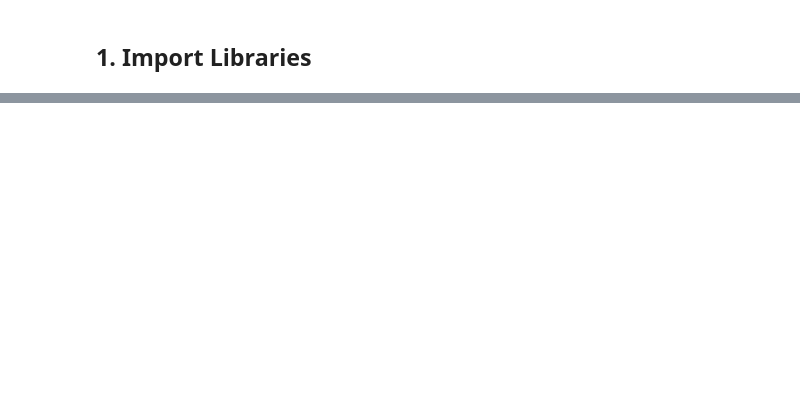
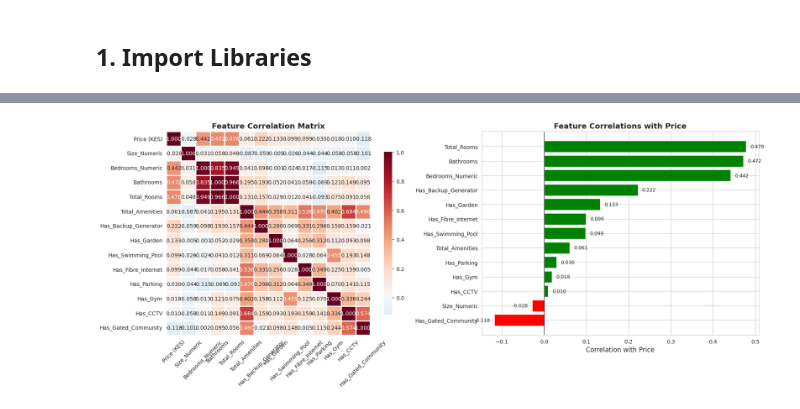
Before and after one commit to shadrack-kimaau/Nairobi-House-Prediction, a Jupyter notebook: notebooks/day3_eda_baseline.ipynb, the cells around one changed output, grey strips where cells are left out. Saved outputs shown, nothing was run; the diff lists cells and outputs as text; code cells hidden in the pictures; blank space fills up the shorter version.

```diff
--- a/notebooks/day3_eda_baseline.ipynb
+++ b/notebooks/day3_eda_baseline.ipynb
@@ -76,0 +331,82 @@
+# %%
+# Correlation Analysis - Critical for feature selection!
+print("=" * 70)
+print("CORRELATION ANALYSIS WITH PRICE")
+print("=" * 70)
+
+# Select numeric and binary features to analyze
+correlation_features = [
+    'Price (KES)',
+    'Size_Numeric',
+    'Bedrooms_Numeric',
+    'Bathrooms',
+    'Total_Rooms',
+    'Total_Amenities',
+    'Has_Backup_Generator',
+    'Has_Garden',
+    'Has_Swimming_Pool',
+    'Has_Fibre_Internet',
+    'Has_Parking',
+    'Has_Gym',
+    'Has_CCTV',
+    'Has_Gated_Community'
+]
+
+# Calculate correlation matrix
+corr_matrix = df[correlation_features].corr()
+
+# Get correlations with price and sort
+price_correlations = corr_matrix['Price (KES)'].drop('Price (KES)').sort_values(ascending=False)
+
+print("\n CORRELATIONS WITH PRICE (Sorted by Strength):")
+print("=" * 70)
+for feature, corr in price_correlations.items():
+    strength = "STRONG" if abs(corr) > 0.5 else "MODERATE" if abs(corr) > 0.3 else "WEAK"
+    direction = "↑" if corr > 0 else "↓"
+    print(f"{feature:30s}: {corr:>7.4f}  {direction}  [{strength}]")
+
+# Visualize correlation heatmap
+fig, axes = plt.subplots(1, 2, figsize=(18, 7))
+
+# Heatmap of all correlations
+sns.heatmap(corr_matrix, annot=True, fmt='.3f', cmap='RdBu_r', center=0,
+            square=True, linewidths=1, cbar_kws={"shrink": 0.8}, ax=axes[0])
+axes[0].set_title('Feature Correlation Matrix', fontsize=14, fontweight='bold')
+axes[0].tick_params(axis='x', rotation=45)
+axes[0].tick_params(axis='y', rotation=0)
+
+# Bar plot of correlations with price
+colors = ['green' if x > 0 else 'red' for x in price_correlations.values]
+axes[1].barh(range(len(price_correlations)), price_correlations.values, color=colors)
+axes[1].set_yticks(range(len(price_correlations)))
+axes[1].set_yticklabels(price_correlations.index)
+axes[1].set_xlabel('Correlation with Price', fontsize=12)
+axes[1].set_title('Feature Correlations with Price', fontsize=14, fontweight='bold')
+axes[1].axvline(x=0, color='black', linestyle='-', linewidth=0.8)
+axes[1].invert_yaxis()
+
+# Add value labels
+for i, v in enumerate(price_correlations.values):
+    axes[1].text(v + 0.01 if v > 0 else v - 0.01, i, f'{v:.3f}',
+                va='center', ha='left' if v > 0 else 'right', fontsize=9)
+
+plt.tight_layout()
+plt.show()
+
+print("\n" + "=" * 70)
+print("KEY INSIGHTS:")
+print("=" * 70)
+strong_features = price_correlations[abs(price_correlations) > 0.3]
+if len(strong_features) > 0:
+    print(f"✓ {len(strong_features)} features have MODERATE-to-STRONG correlation")
+    print(f"  Top 3: {strong_features.index[0]}, {strong_features.index[1] if len(strong_features)>1 else 'N/A'}, {strong_features.index[2] if len(strong_features)>2 else 'N/A'}")
+else:
+    print("  No features show strong correlation with price!")
+    print("   This suggests price is driven by categorical variables (like Location)")
+
+print(f"\n RECOMMENDATION: ")
+print(f"   - Include Location (Neighborhood) - shown to have clear price differences")
+print(f"   - Include Bedrooms, Bathrooms, Total_Rooms - structural features")
+print(f"   - Include top amenities with highest price impact")
+print(f"   - Size_Numeric shows weak correlation, but still important for context")
+# %% [output]
@@ -76,0 +432 @@
+[figure, added]
```
Also changed, not shown: parts of 53 cells of this notebook.
